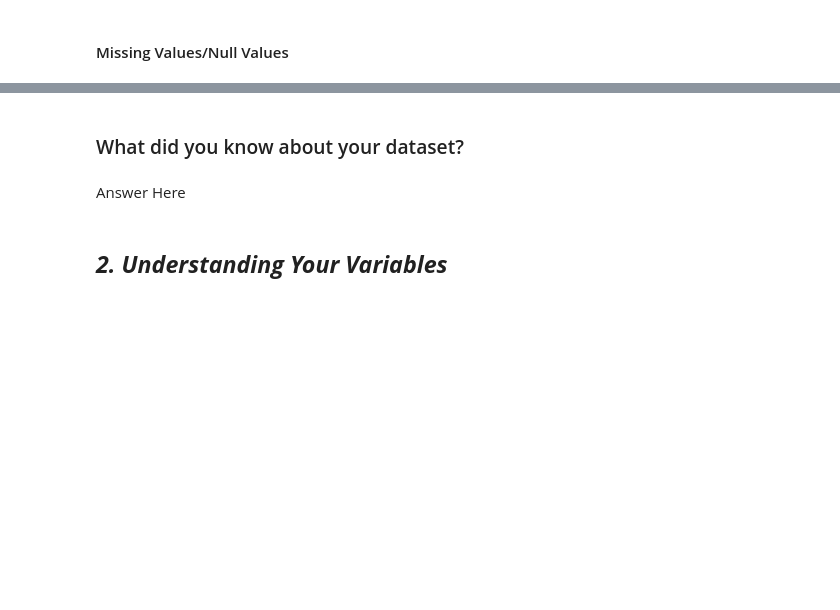
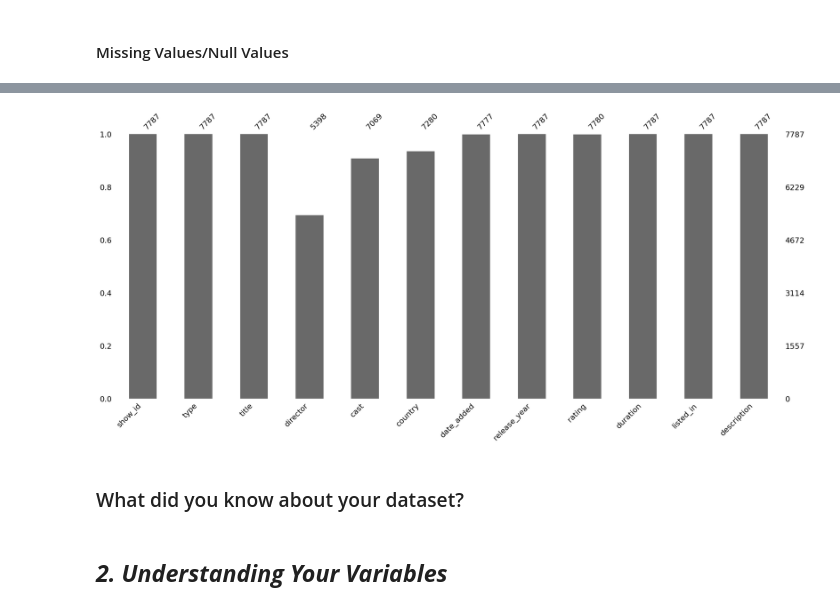
Before and after one commit to amol004/NETFLIX-MOVIES-AND-TV-SHOWS-CLUSTERING, a Jupyter notebook: NETFLIX_MOVIES_AND_TV_SHOWS_CLUSTERING.ipynb, the cells around one changed output, grey strips where cells are left out. Cells and saved outputs as stored; diff of their text form; code cells hidden in the pictures; blank space fills up the shorter version.

```diff
--- a/NETFLIX_MOVIES_AND_TV_SHOWS_CLUSTERING.ipynb
+++ b/NETFLIX_MOVIES_AND_TV_SHOWS_CLUSTERING.ipynb
@@ -197,6 +237,11 @@ df.head(5)
+# %%
+# Visualizing the missing values
+# Let's plot all the null values present in our dataframe using bargraph and missingno library
+plt.figure(figsize=(10,8)) # used to provide a specific size to our graph
+msno.bar(df);
+# %% [output]
+[figure, added]
 # %% [markdown]
 ### What did you know about your dataset?
-# %% [markdown]
-Answer Here
 # %% [markdown]
 ## ***2. Understanding Your Variables***
```
Also changed, not shown: parts of 18 cells of this notebook.
